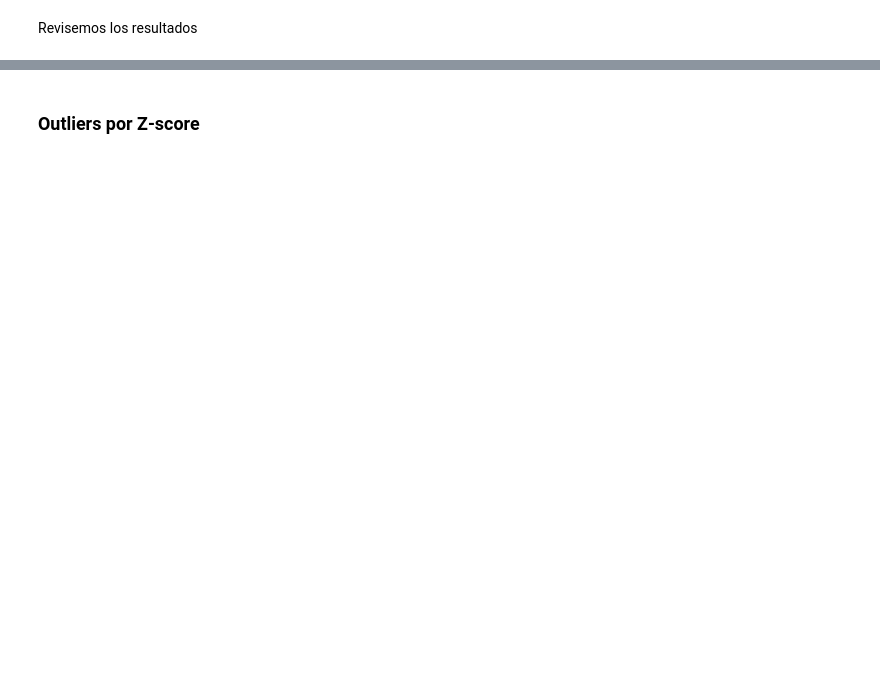
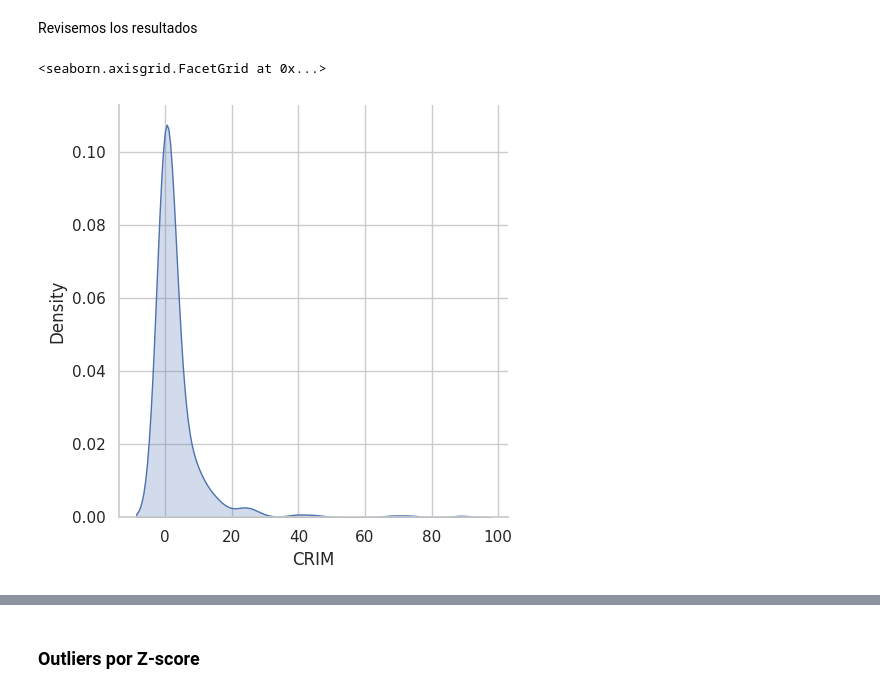
Before and after one commit to GPBlaster/CODE_GP_PROJECT_MLDL, a Jupyter notebook: Supervised_models/Linear_regression/Lab_Boston_Housing_v2.ipynb, the cells around one changed output, grey strips where cells are left out. Drawn from its saved outputs; the diff is of its cells as text; code cells hidden in the pictures; blank space fills up the shorter version.

```diff
--- a/Supervised_models/Linear_regression/Lab_Boston_Housing_v2.ipynb
+++ b/Supervised_models/Linear_regression/Lab_Boston_Housing_v2.ipynb
@@ -344,8 +377,11 @@ univariate_II.head()
 
 for col in univariate_II.feature.tolist():
   desc = univariate_II.loc[univariate_II.feature == col]
-  X_train[col + '_tric'] = X_train[col].apply(lambda x: desc.max_ric.values[0] if x > desc.max_ric.values[0]
-                                                   else desc.min_ric.values[0] if x < desc.min_ric.values[0]
-                                                   else x)
 
-X_train.head()
+  lower_limit = desc.min_ric.values[0]
+  upper_limit = desc.max_ric.values[0]
+
+  train[col + '_tric'] = train[col].apply(lambda x: lower_limit if x <= lower_limit else
+                                                    upper_limit if x >= upper_limit else
+                                                    x)
+train.head()
@@ -352,5 +396,8 @@ X_train.head()
 # %% [markdown]
 Revisemos los resultados
 # %%
-sns.displot(X_train, x = "CRIM", kind="kde", fill=True)
+sns.displot(train, x = "CRIM", kind="kde", fill=True)
+# %% [output]
+<seaborn.axisgrid.FacetGrid at 0x...>
+[figure, added]
 # %%
```
Also changed, not shown: parts of 38 cells of this notebook.
